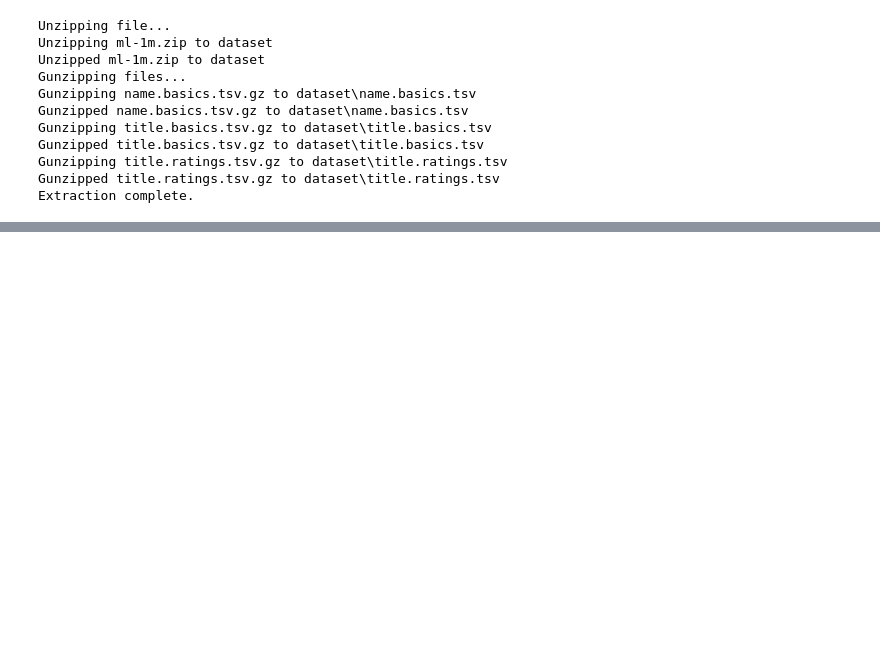
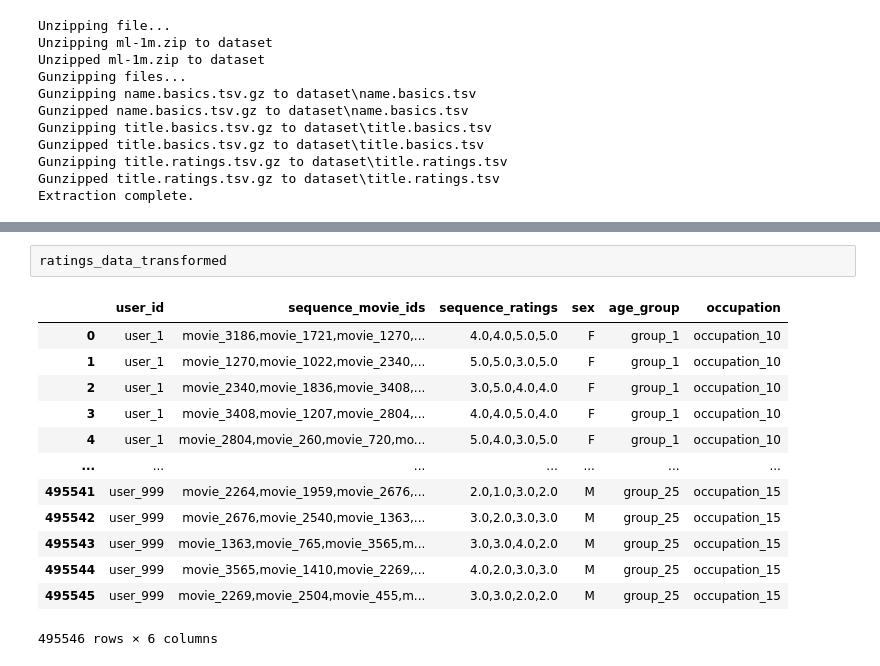
Before and after one commit to chuklee/recommender_system, a Jupyter notebook: main.ipynb, the cells around one changed output, grey strips where cells are left out. Cells and saved outputs as stored; diff of their text form; blank space fills up the shorter version.

```diff
--- a/main.ipynb
+++ b/main.ipynb
@@ -623,0 +425,16 @@ Recommended Movie Embeddings: [array([0.5, 0.6, 0.7]), array([0.2, 0.3, 0.4]), a
+# %%
+ratings_data_transformed
+# %% [output]
+|  | user_id | sequence_movie_ids | sequence_ratings | sex | age_group | occupation |
+| 0 | user_1 | movie_3186,movie_1721,movie_1270,... | 4.0,4.0,5.0,5.0 | F | group_1 | occupation_10 |
+| 1 | user_1 | movie_1270,movie_1022,movie_2340,... | 5.0,5.0,3.0,5.0 | F | group_1 | occupation_10 |
+| 2 | user_1 | movie_2340,movie_1836,movie_3408,... | 3.0,5.0,4.0,4.0 | F | group_1 | occupation_10 |
+| 3 | user_1 | movie_3408,movie_1207,movie_2804,... | 4.0,4.0,5.0,4.0 | F | group_1 | occupation_10 |
+| 4 | user_1 | movie_2804,movie_260,movie_720,mo... | 5.0,4.0,3.0,5.0 | F | group_1 | occupation_10 |
+| ... | ... | ... | ... | ... | ... | ... |
+| 495541 | user_999 | movie_2264,movie_1959,movie_2676,... | 2.0,1.0,3.0,2.0 | M | group_25 | occupation_15 |
+| 495542 | user_999 | movie_2676,movie_2540,movie_1363,... | 3.0,2.0,3.0,3.0 | M | group_25 | occupation_15 |
+| 495543 | user_999 | movie_1363,movie_765,movie_3565,m... | 3.0,3.0,4.0,2.0 | M | group_25 | occupation_15 |
+| 495544 | user_999 | movie_3565,movie_1410,movie_2269,... | 4.0,2.0,3.0,3.0 | M | group_25 | occupation_15 |
+| 495545 | user_999 | movie_2269,movie_2504,movie_455,m... | 3.0,3.0,2.0,2.0 | M | group_25 | occupation_15 |
+495546 rows × 6 columns
```
Also changed, not shown: parts of 74 cells of this notebook, 2 other files.
